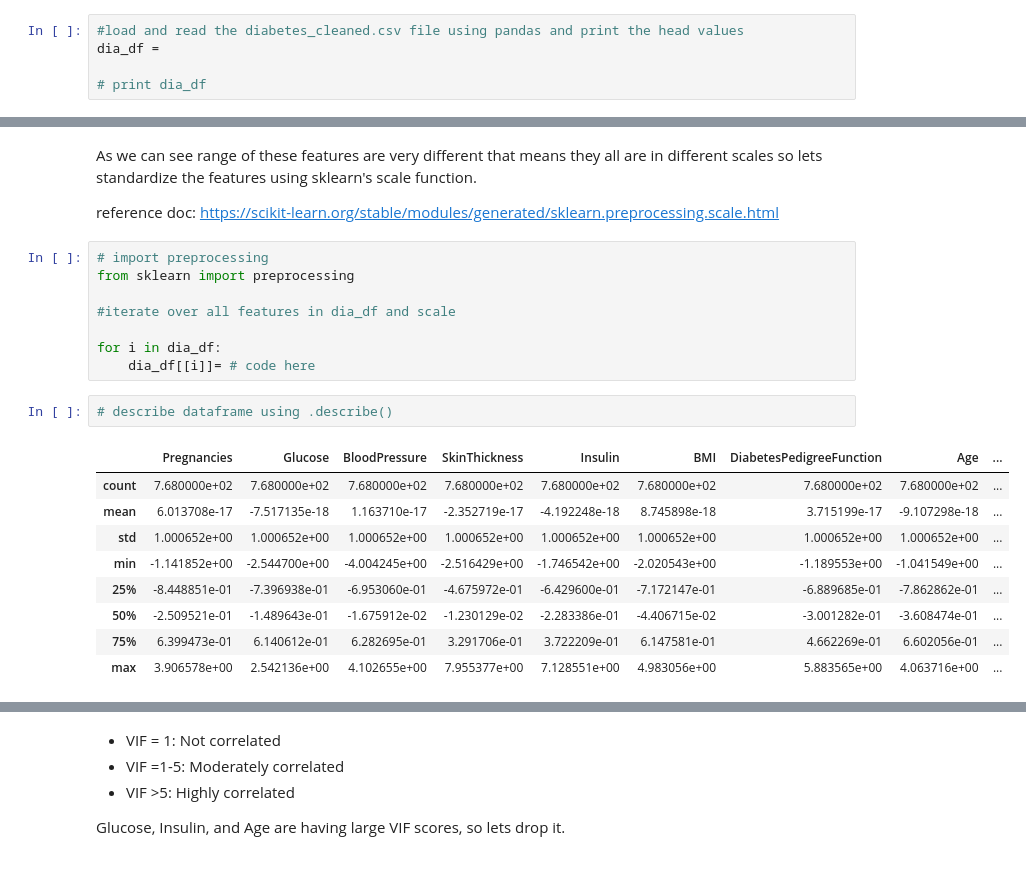
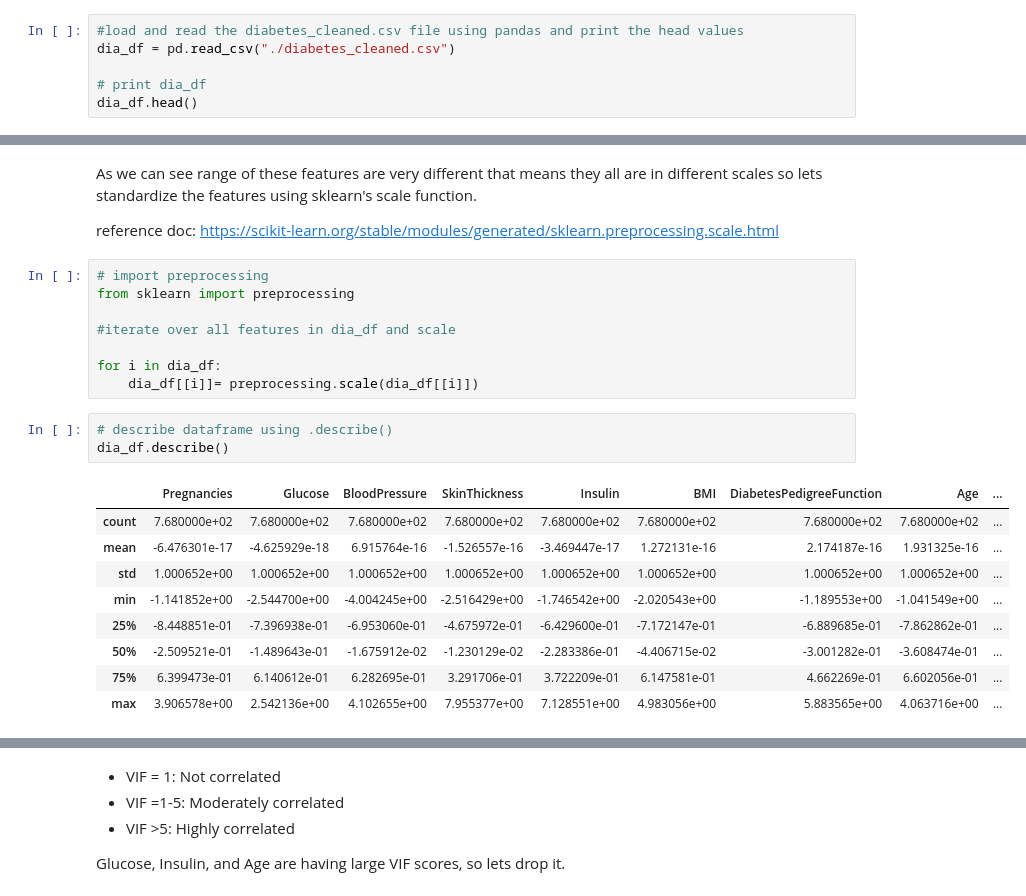
Before and after one commit to Abhiswain97/Complete-ML-Notes-and-Code, a Jupyter notebook: CloudyML-Data-Superstar/Assignments/Feature Selection/Feature Selection1.0.ipynb, the cells around one changed output, grey strips where cells are left out. Cells and saved outputs as stored; diff of their text form.

```diff
--- a/CloudyML-Data-Superstar/Assignments/Feature Selection/Feature Selection1.0.ipynb
+++ b/CloudyML-Data-Superstar/Assignments/Feature Selection/Feature Selection1.0.ipynb
@@ -915,9 +920,10 @@ Variance inflation factor (VIF) is a measure of the amount of multicollinearity
 File : https://drive.google.com/file/d/1j1npRRM9iu_m61ElAdSHaP5mftNtGHQc/view?usp=sharing
 # %%
 #load and read the diabetes_cleaned.csv file using pandas and print the head values
-dia_df =
+dia_df = pd.read_csv("./diabetes_cleaned.csv")
 
 # print dia_df
+dia_df.head()
 # %% [output]
 |  | Pregnancies | Glucose | BloodPressure | SkinThickness | Insulin | BMI | DiabetesPedigreeFunction | Age | ... |
 | 0 | 6.0 | 148.0 | 72.0 | 35.0 | 218.937760 | 33.6 | 0.627 | 50.0 | ... |
@@ -948,13 +956,14 @@ from sklearn import preprocessing
 #iterate over all features in dia_df and scale
 
 for i in dia_df:
-    dia_df[[i]]= # code here
+    dia_df[[i]]= preprocessing.scale(dia_df[[i]])
 # %%
 # describe dataframe using .describe()
+dia_df.describe()
 # %% [output]
 |  | Pregnancies | Glucose | BloodPressure | SkinThickness | Insulin | BMI | DiabetesPedigreeFunction | Age | ... |
 | count | 7.680000e+02 | 7.680000e+02 | 7.680000e+02 | 7.680000e+02 | 7.680000e+02 | 7.680000e+02 | 7.680000e+02 | 7.680000e+02 | ... |
-| mean | 6.013708e-17 | -7.517135e-18 | 1.163710e-17 | -2.352719e-17 | -4.192248e-18 | 8.745898e-18 | 3.715199e-17 | -9.107298e-18 | ... |
+| mean | -6.476301e-17 | -4.625929e-18 | 6.915764e-16 | -1.526557e-16 | -3.469447e-17 | 1.272131e-16 | 2.174187e-16 | 1.931325e-16 | ... |
 | std | 1.000652e+00 | 1.000652e+00 | 1.000652e+00 | 1.000652e+00 | 1.000652e+00 | 1.000652e+00 | 1.000652e+00 | 1.000652e+00 | ... |
 | min | -1.141852e+00 | -2.544700e+00 | -4.004245e+00 | -2.516429e+00 | -1.746542e+00 | -2.020543e+00 | -1.189553e+00 | -1.041549e+00 | ... |
 | 25% | -8.448851e-01 | -7.396938e-01 | -6.953060e-01 | -4.675972e-01 | -6.429600e-01 | -7.172147e-01 | -6.889685e-01 | -7.862862e-01 | ... |
```
Also changed, not shown: parts of 19 cells of this notebook, 4 other files.
